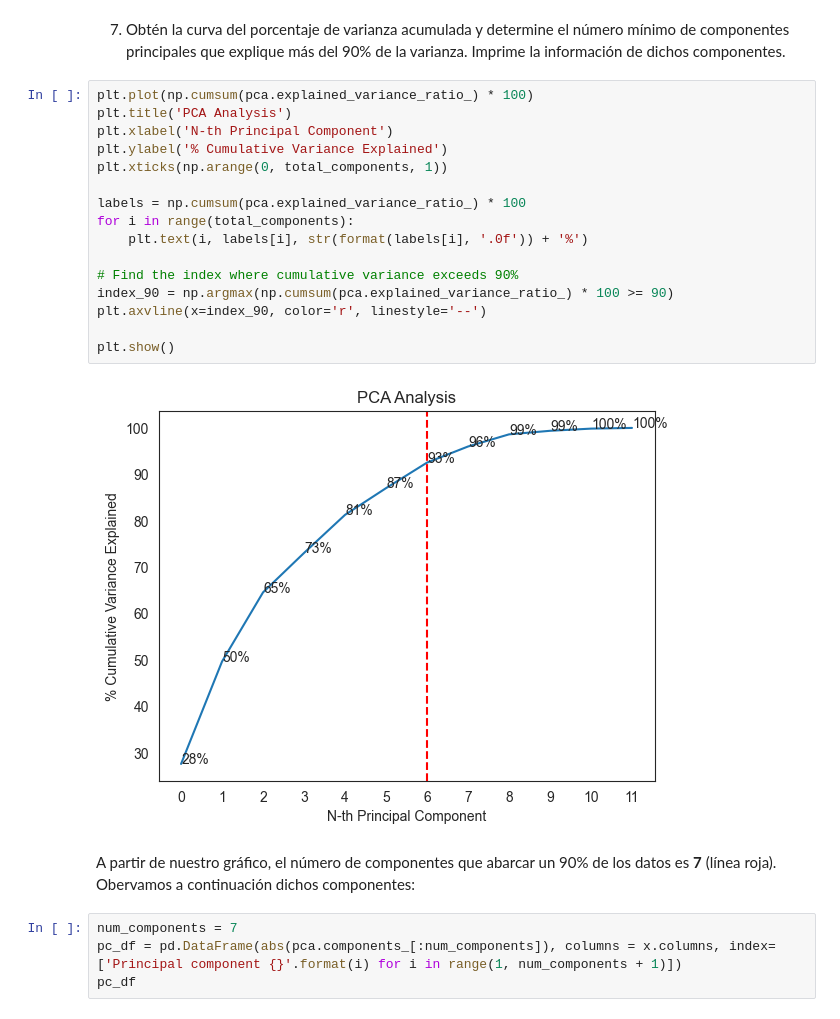
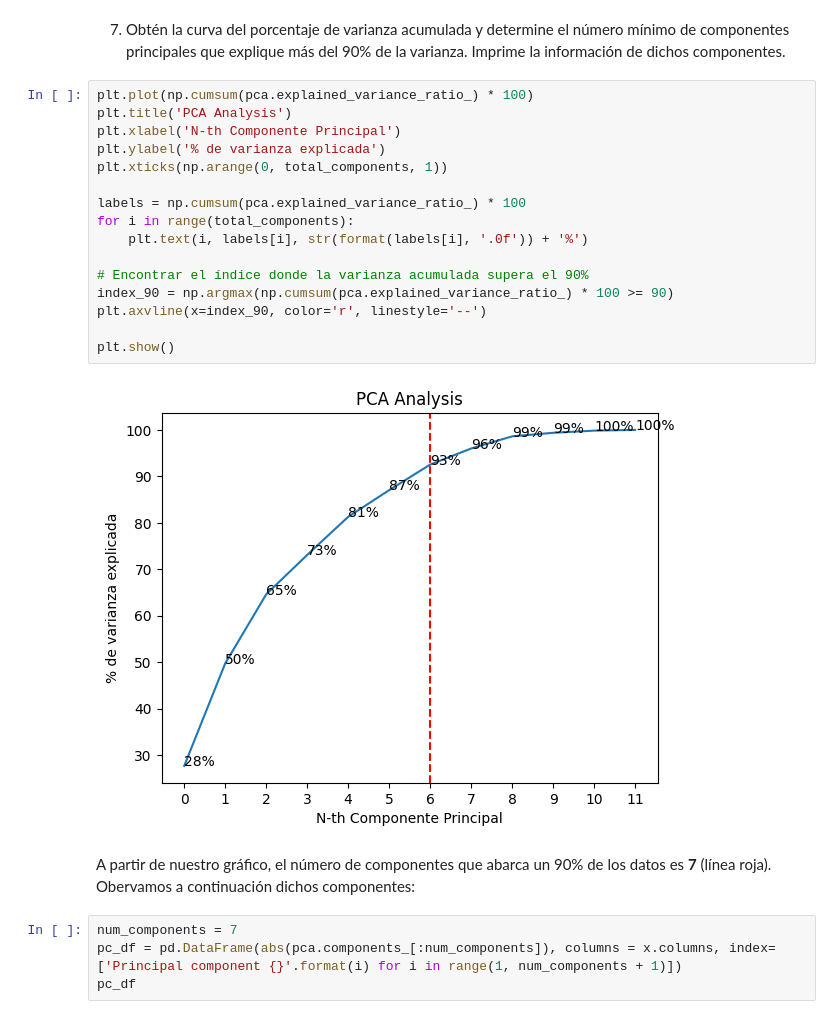
Before and after one commit to Hillelman/ciencia-de-datos-equipo, a Jupyter notebook: actividad-7/Actividad7PCA.ipynb, the cells around one changed output. Drawn from its saved outputs; the diff is of its cells as text.

```diff
--- a/actividad-7/Actividad7PCA.ipynb
+++ b/actividad-7/Actividad7PCA.ipynb
@@ -407,23 +407,23 @@ array([[ 3.65940581e-02,  3.30887657e-01,  2.12548775e-01,
 # %%
 plt.plot(np.cumsum(pca.explained_variance_ratio_) * 100)
 plt.title('PCA Analysis')
-plt.xlabel('N-th Principal Component')
-plt.ylabel('% Cumulative Variance Explained')
+plt.xlabel('N-th Componente Principal')
+plt.ylabel('% de varianza explicada')
 plt.xticks(np.arange(0, total_components, 1))
 
 labels = np.cumsum(pca.explained_variance_ratio_) * 100
 for i in range(total_components):
     plt.text(i, labels[i], str(format(labels[i], '.0f')) + '%')
 
-# Find the index where cumulative variance exceeds 90%
+# Encontrar el índice donde la varianza acumulada supera el 90%
 index_90 = np.argmax(np.cumsum(pca.explained_variance_ratio_) * 100 >= 90)
 plt.axvline(x=index_90, color='r', linestyle='--')
 
 plt.show()
 # %% [output]
-[figure, old version]
+[figure, new version]
 # %% [markdown]
-A partir de nuestro gráfico, el número de componentes que abarcar un 90% de los datos es **7** (línea roja). Obervamos a continuación dichos componentes:
+A partir de nuestro gráfico, el número de componentes que abarca un 90% de los datos es **7** (línea roja). Obervamos a continuación dichos componentes:
 # %%
 num_components = 7
 pc_df = pd.DataFrame(abs(pca.components_[:num_components]), columns = x.columns, index=['Principal component {}'.format(i) for i in range(1, num_components + 1)])
```
Also changed, not shown: parts of 12 cells of this notebook, 1 other file.
